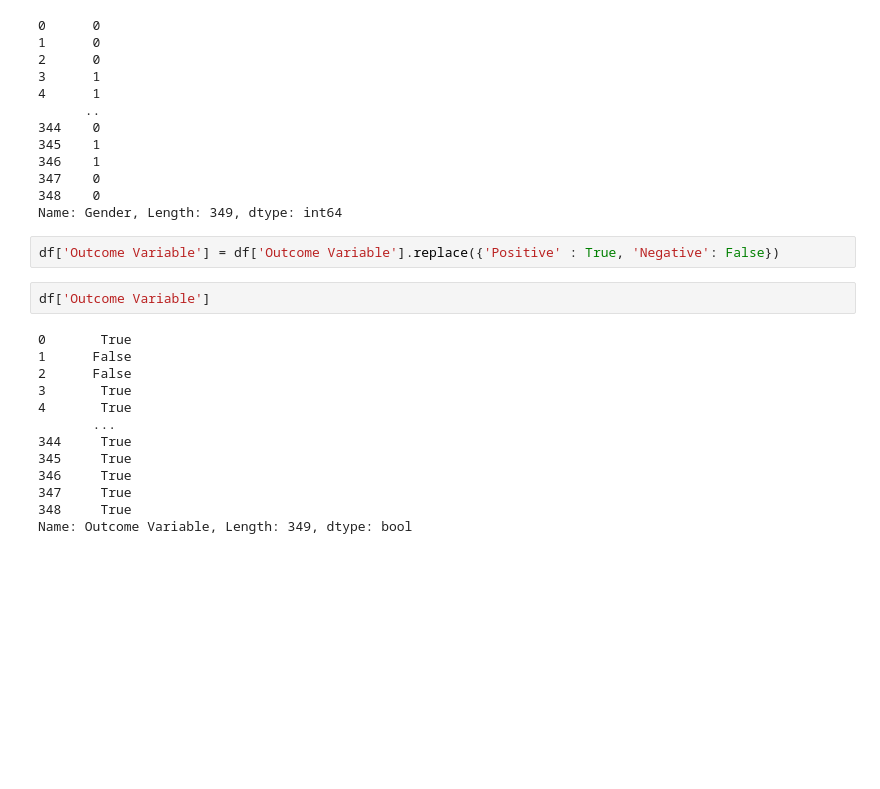
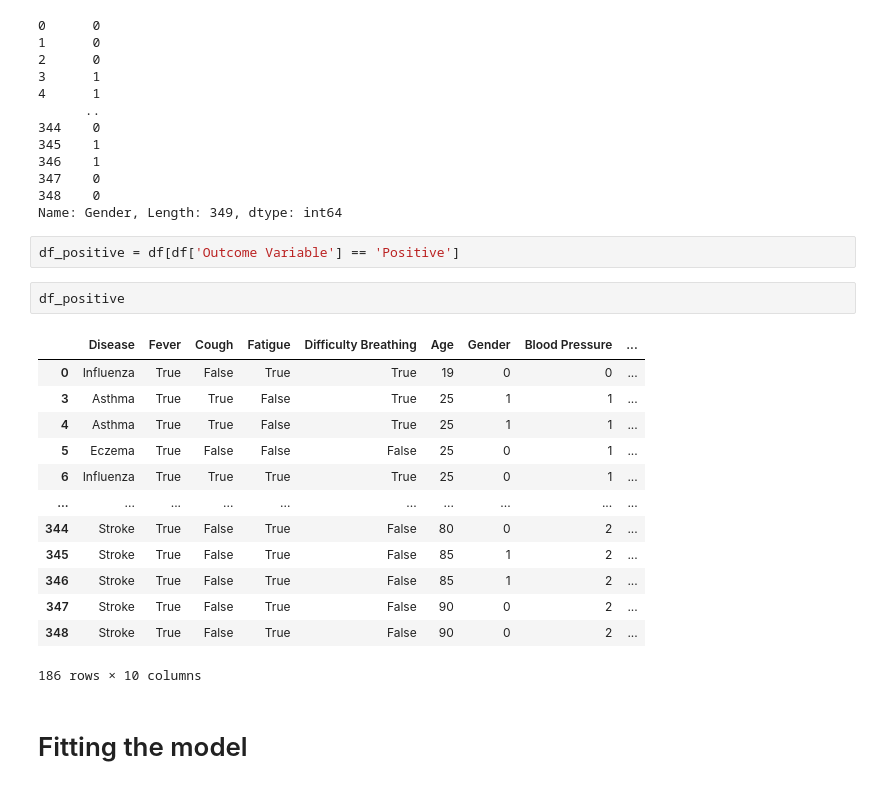
Before and after one commit to InfoSecurity-Project-Team/SecureMedicalRecordSharingUsingEncryption, a Jupyter notebook: notebooks/disease-symptoms_model.ipynb, the cells around one changed output. Cells and saved outputs as stored; diff of their text form; blank space fills up the shorter version.

```diff
--- a/notebooks/disease-symptoms_model.ipynb
+++ b/notebooks/disease-symptoms_model.ipynb
@@ -133,19 +147,22 @@ df['Gender']
 348    0
 Name: Gender, Length: 349, dtype: int64
 # %%
-df['Outcome Variable'] = df['Outcome Variable'].replace({'Positive' : True, 'Negative': False})
+df_positive = df[df['Outcome Variable'] == 'Positive']
-# %%
-df['Outcome Variable']
-# %% [output]
-0       True
-1      False
-2      False
-3       True
-4       True
-       ...
-344     True
-345     True
-346     True
-347     True
-348     True
-Name: Outcome Variable, Length: 349, dtype: bool
+# %%
+df_positive
+# %% [output]
+|  | Disease | Fever | Cough | Fatigue | Difficulty Breathing | Age | Gender | Blood Pressure | ... |
+| 0 | Influenza | True | False | True | True | 19 | 0 | 0 | ... |
+| 3 | Asthma | True | True | False | True | 25 | 1 | 1 | ... |
+| 4 | Asthma | True | True | False | True | 25 | 1 | 1 | ... |
+| 5 | Eczema | True | False | False | False | 25 | 0 | 1 | ... |
+| 6 | Influenza | True | True | True | True | 25 | 0 | 1 | ... |
+| ... | ... | ... | ... | ... | ... | ... | ... | ... | ... |
+| 344 | Stroke | True | False | True | False | 80 | 0 | 2 | ... |
+| 345 | Stroke | True | False | True | False | 85 | 1 | 2 | ... |
+| 346 | Stroke | True | False | True | False | 85 | 1 | 2 | ... |
+| 347 | Stroke | True | False | True | False | 90 | 0 | 2 | ... |
+| 348 | Stroke | True | False | True | False | 90 | 0 | 2 | ... |
+186 rows × 10 columns
+# %% [markdown]
+# Fitting the model
```
Also changed, not shown: parts of 14 cells of this notebook.
